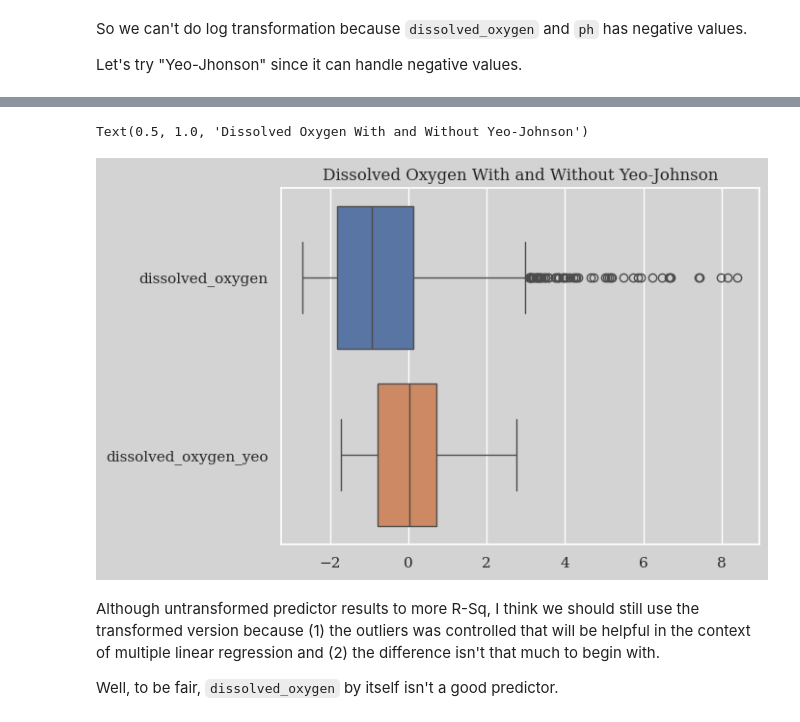
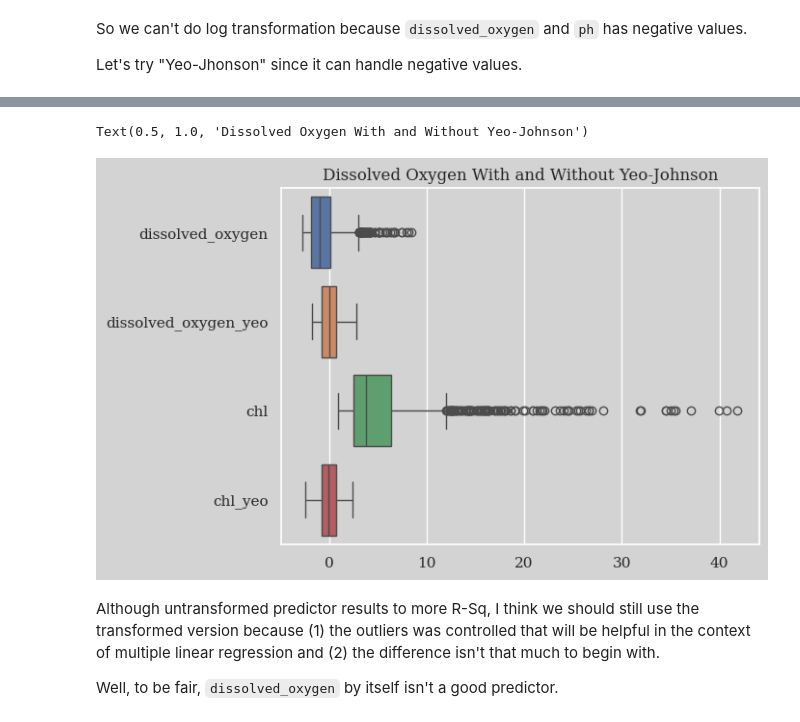
Before and after one commit to RomandRapido/LinMod, a Jupyter notebook: FinalProj/eda.ipynb, the cells around one changed output, grey strips where cells are left out. Drawn from its saved outputs; the diff is of its cells as text; code cells hidden in the pictures.

```diff
--- a/FinalProj/eda.ipynb
+++ b/FinalProj/eda.ipynb
@@ -580,14 +580,14 @@ Notes:
 [1] Standard Errors assume that the covariance matrix of the errors is correctly specified.
 # %%
 sns.boxplot(
-    df_filter[['dissolved_oxygen', 'dissolved_oxygen_yeo']],
+    df_filter[['dissolved_oxygen', 'dissolved_oxygen_yeo', 'chl', 'chl_yeo']],
     orient="h"
 )
 
 plt.title("Dissolved Oxygen With and Without Yeo-Johnson")
 # %% [output]
 Text(0.5, 1.0, 'Dissolved Oxygen With and Without Yeo-Johnson')
-[figure, old version]
+[figure, new version]
 # %% [markdown]
 Although untransformed predictor results to more R-Sq, I think we should still use the transformed version because (1) the outliers was controlled that will be helpful in the context of multiple linear regression and (2) the difference isn't that much to begin with.
 
```
Also changed, not shown: parts of 30 cells of this notebook.
